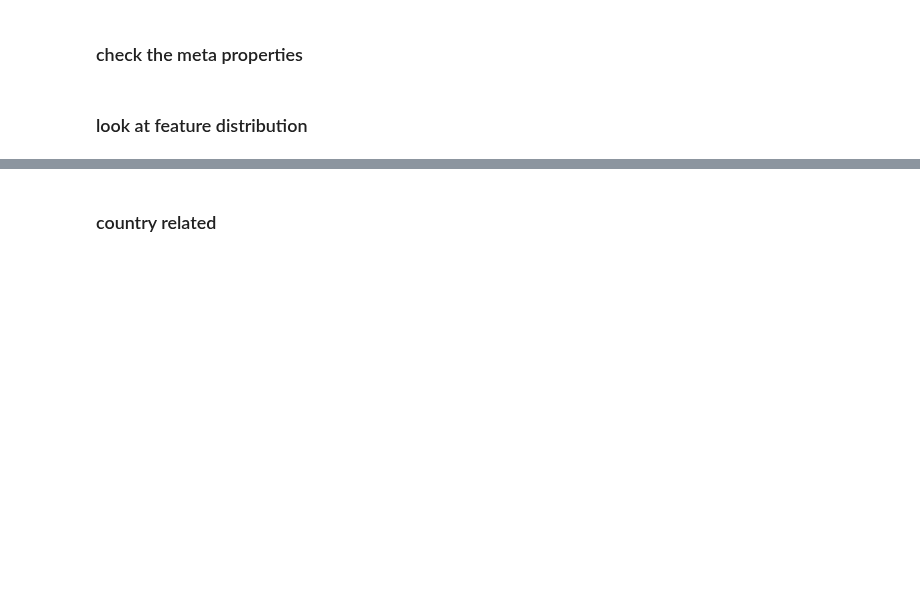
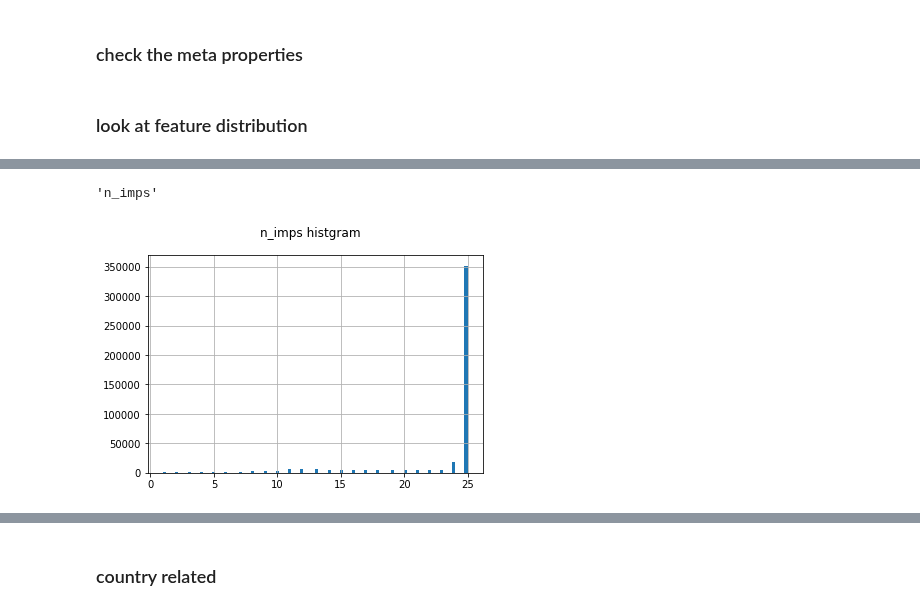
Before and after one commit to samshipengs/naps, a Jupyter notebook: data_checking.ipynb, the cells around one changed output, grey strips where cells are left out. Saved outputs shown, nothing was run; the diff lists cells and outputs as text; code cells hidden in the pictures; blank space fills up the shorter version.

```diff
--- a/data_checking.ipynb
+++ b/data_checking.ipynb
@@ -236,4 +192,23 @@ from create_model_inputs import change_sort_order_mapping
 change_sort_order_mapping()
 # %% [markdown]
 ### look at feature distribution
+# %%
+def check_distribution(rcol, bins=100, density=True, log=False, each_class=True):
+    if each_class:
+        demo = train_inputs[[rcol, 'target']]
+        grps = demo.groupby('target')
+        plt.clf()
+        cm = plt.get_cmap('gist_rainbow')
+        fig = plt.figure()
+        ax = fig.add_subplot(111)
+        ax.set_prop_cycle(color=[cm(1.*i/NUM_COLORS) for i in range(NUM_COLORS)])
+        for k, grp in grps:
+            _ = grp[rcol].hist(density=density, bins=bins, alpha=0.3, figsize=(20,10), label=f'{k}', ax=ax)
+        plt.suptitle(f'{rcol} histgram')
+        _ = plt.legend()
+    else:
+        ax = train_inputs[rcol].hist(density=density, bins=bins)
+        plt.suptitle(f'{rcol} histgram')
+    if log:
+        ax.set_yscale('log')
 # %%
@@ -279,0 +239,10 @@ nans[nans>0].to_dict()
+# %%
+rcol = np.random.choice(columns, 1)[0]
+rcol = 'n_imps'
+rcol
+# %% [output]
+'n_imps'
+# %%
+check_distribution(rcol, bins=100, log=False, density=False, each_class=False)
+# %% [output]
+[figure, added]
```
Also changed, not shown: parts of 19 cells of this notebook, 6 other files.
